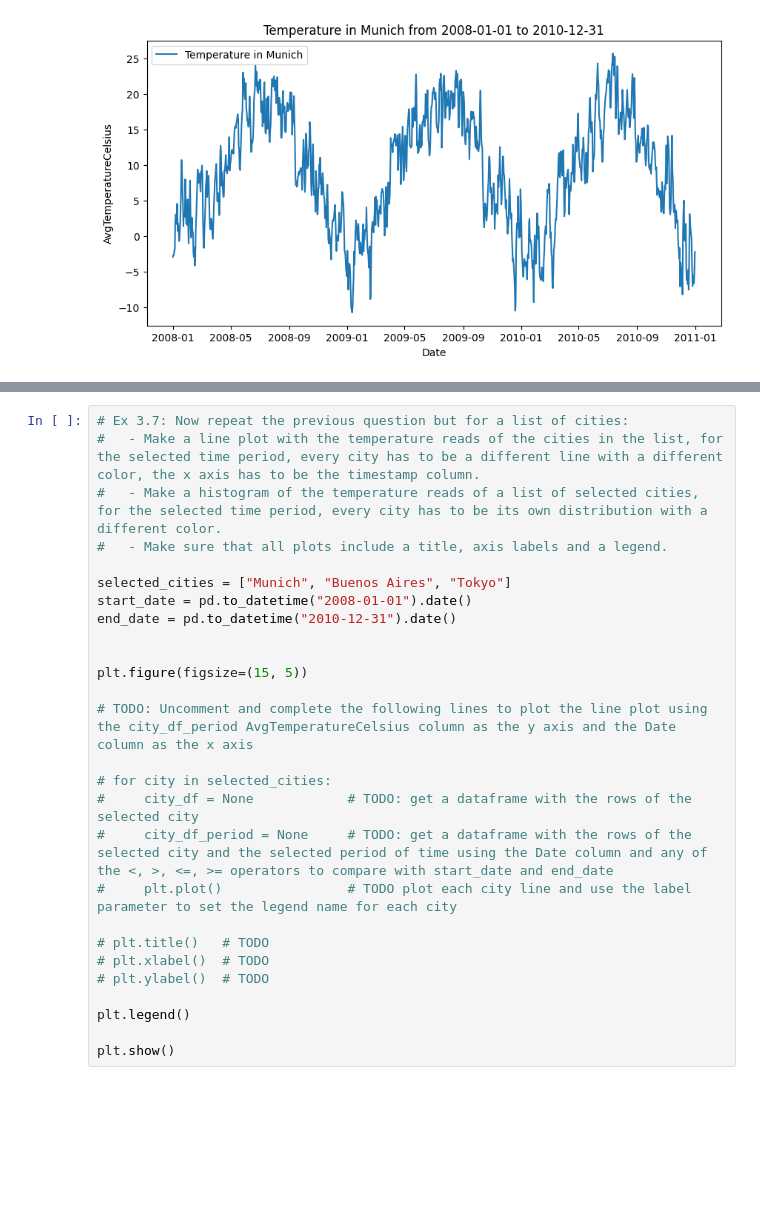
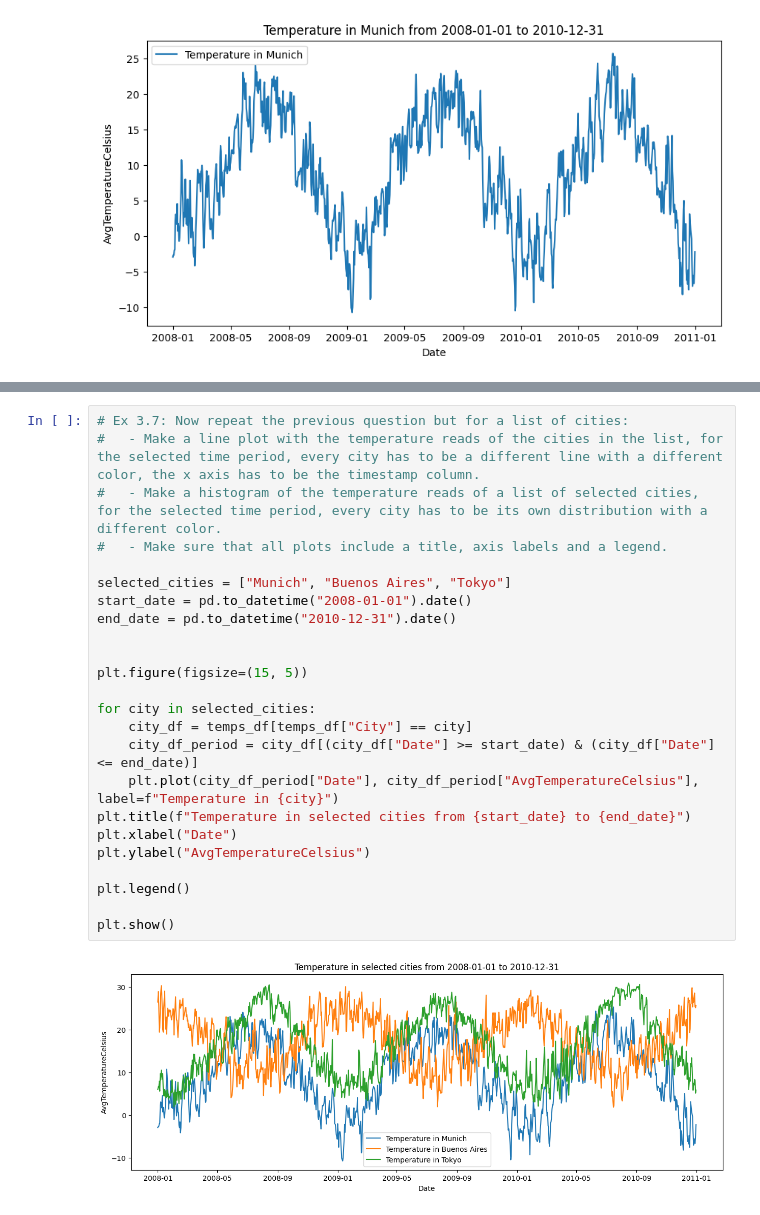
Before and after one commit to Haberhau/eae_ipld_project, a Jupyter notebook: development/03_temperatures_dashboard.ipynb, the cells around one changed output, grey strips where cells are left out. Saved outputs shown, nothing was run; the diff lists cells and outputs as text; blank space fills up the shorter version.

```diff
--- a/development/03_temperatures_dashboard.ipynb
+++ b/development/03_temperatures_dashboard.ipynb
@@ -148,30 +153,29 @@ plt.show()
 # %%
 # Ex 3.7: Now repeat the previous question but for a list of cities:
 #   - Make a line plot with the temperature reads of the cities in the list, for the selected time period, every city has to be a different line with a different color, the x axis has to be the timestamp column.
 #   - Make a histogram of the temperature reads of a list of selected cities, for the selected time period, every city has to be its own distribution with a different color.
 #   - Make sure that all plots include a title, axis labels and a legend.
 
 selected_cities = ["Munich", "Buenos Aires", "Tokyo"]
 start_date = pd.to_datetime("2008-01-01").date()
 end_date = pd.to_datetime("2010-12-31").date()
 
 
 plt.figure(figsize=(15, 5))
 
-# TODO: Uncomment and complete the following lines to plot the line plot using the city_df_period AvgTemperatureCelsius column as the y axis and the Date column as the x axis
-
-# for city in selected_cities:
-#     city_df = None            # TODO: get a dataframe with the rows of the selected city
-#     city_df_period = None     # TODO: get a dataframe with the rows of the selected city and the selected period of time using the Date column and any of the <, >, <=, >= operators to compare with start_date and end_date
-#     plt.plot()                # TODO plot each city line and use the label parameter to set the legend name for each city
-
-# plt.title()   # TODO
-# plt.xlabel()  # TODO
-# plt.ylabel()  # TODO
+for city in selected_cities:
+    city_df = temps_df[temps_df["City"] == city]
+    city_df_period = city_df[(city_df["Date"] >= start_date) & (city_df["Date"] <= end_date)]
+    plt.plot(city_df_period["Date"], city_df_period["AvgTemperatureCelsius"], label=f"Temperature in {city}")
+plt.title(f"Temperature in selected cities from {start_date} to {end_date}")
+plt.xlabel("Date")
+plt.ylabel("AvgTemperatureCelsius")
 
 plt.legend()
 
 plt.show()
+# %% [output]
+[figure, added]
 # %%
 # TODO: Build the histogram plot for the selected cities using the city_df_period AvgTemperatureCelsius column as the data to plot for each one
 
```
Also changed, not shown: parts of 4 cells of this notebook, 1 other file.
